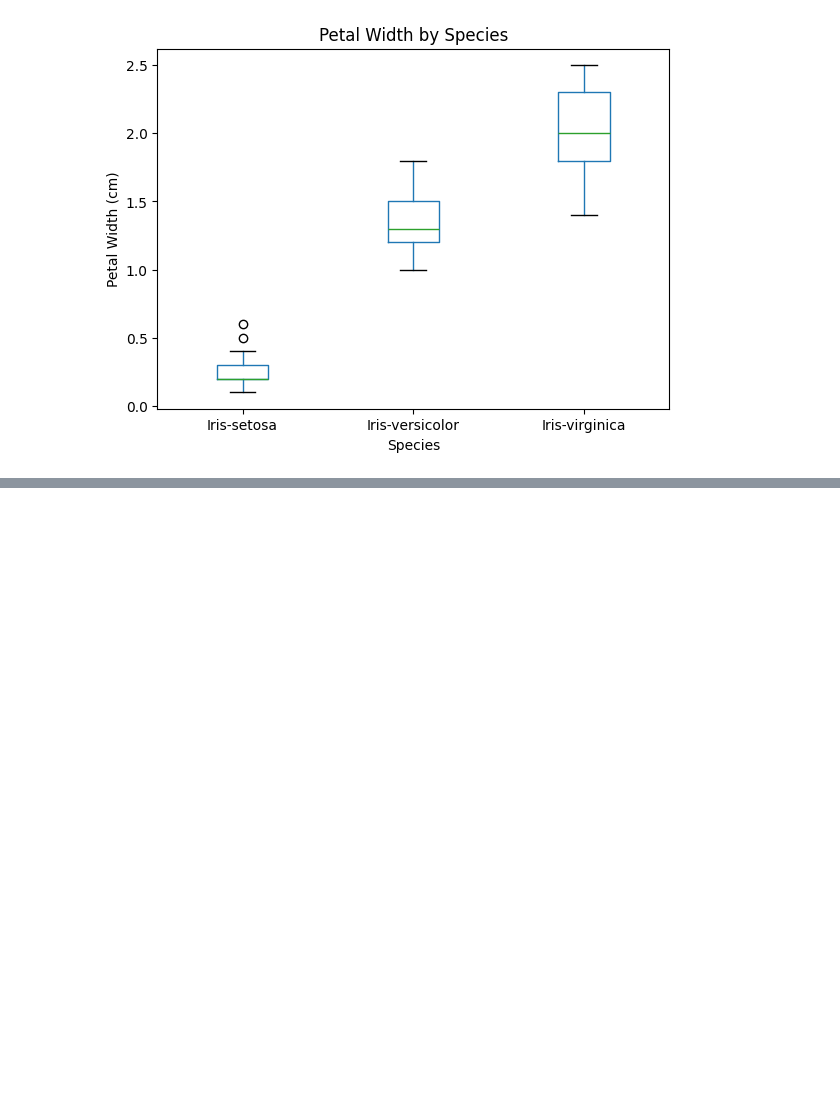
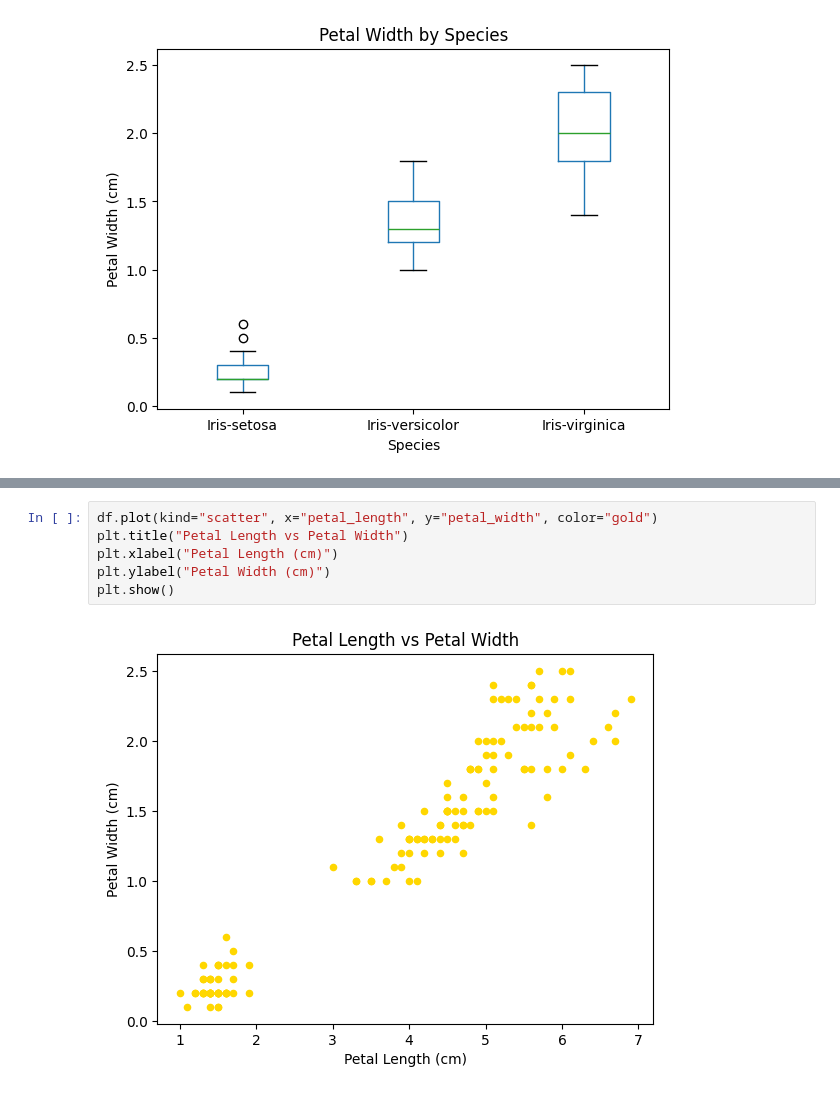
Before and after one commit to DavisReinhard/iris-analysis-group1, a Jupyter notebook: iris_project.ipynb, the cells around one changed output, grey strips where cells are left out. Saved outputs shown, nothing was run; the diff lists cells and outputs as text; blank space fills up the shorter version.

```diff
--- a/iris_project.ipynb
+++ b/iris_project.ipynb
@@ -393,0 +407,8 @@ plt.show()
+# %%
+df.plot(kind="scatter", x="petal_length", y="petal_width", color="gold")
+plt.title("Petal Length vs Petal Width")
+plt.xlabel("Petal Length (cm)")
+plt.ylabel("Petal Width (cm)")
+plt.show()
+# %% [output]
+[figure, added]
```
Also changed, not shown: parts of 2 cells of this notebook.
